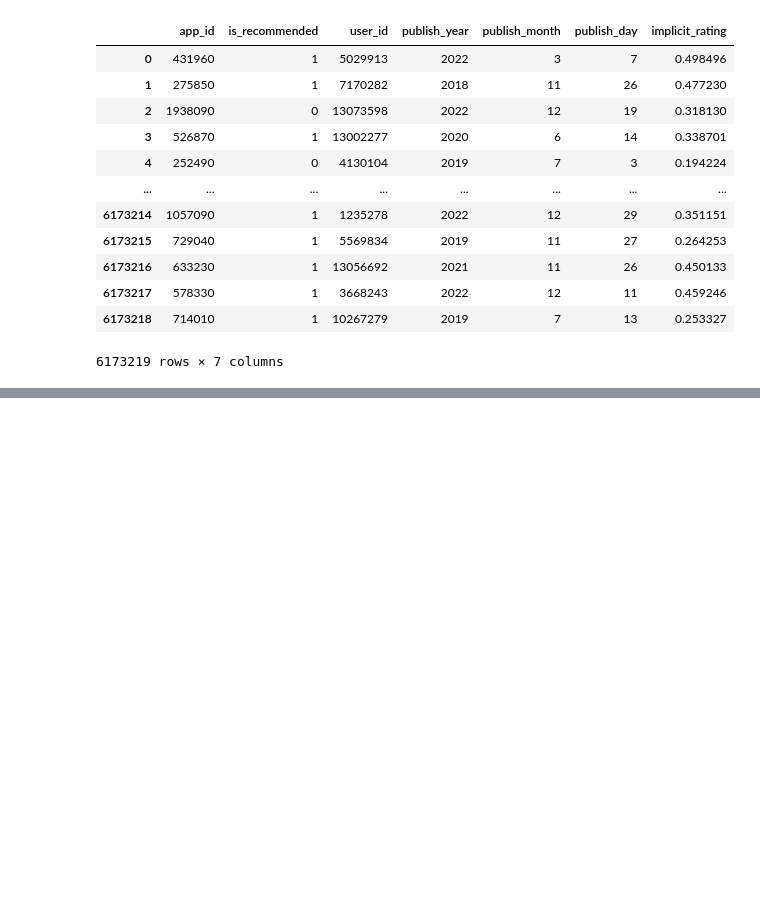
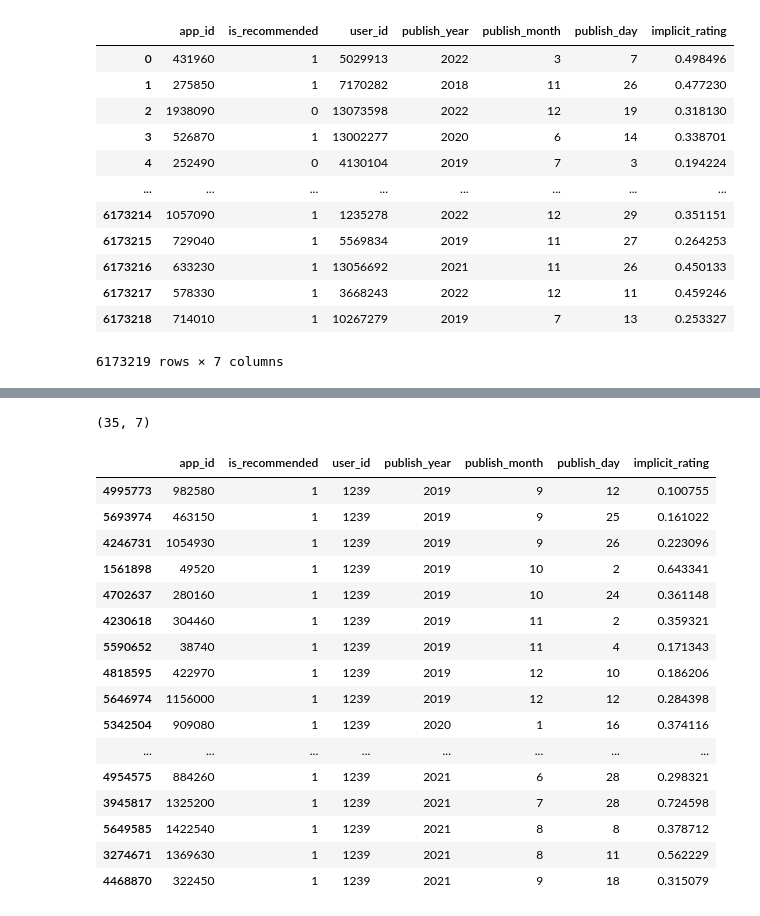
Before and after one commit to Ritish369/game_recommender_system, a Jupyter notebook: v0/notebooks/v0.ipynb, the cells around one changed output, grey strips where cells are left out. Saved outputs shown, nothing was run; the diff lists cells and outputs as text; code cells hidden in the pictures; blank space fills up the shorter version.

```diff
--- a/v0/notebooks/v0.ipynb
+++ b/v0/notebooks/v0.ipynb
@@ -1218,0 +1421,16 @@ user_interactions
+# %%
+# Onto train-test split temporally per user for user profile creation and testing the provided recommendations
+from tqdm.auto import tqdm
+
+train = []
+test = []
+
+for user_id, group in tqdm(simulated_users, desc='User groups split...'):
+    # To ensure time is correct
+    group = group.sort_values(by=['publish_year', 'publish_month', 'publish_day'])
+    split_idx = int(len(group) * 0.7)
+    train.append(group.iloc[:split_idx])
+    test.append(group.iloc[split_idx:])
+
+train_simu_users = pd.concat(train)
+test_simu_users = pd.concat(test)
@@ -1218,0 +1469,22 @@ user_interactions
+# %%
+print(train_simu_users[train_simu_users.user_id == 1239].shape)
+train_simu_users[train_simu_users.user_id == 1239]
+# %% [output]
+(35, 7)
+|  | app_id | is_recommended | user_id | publish_year | publish_month | publish_day | implicit_rating |
+| 4995773 | 982580 | 1 | 1239 | 2019 | 9 | 12 | 0.100755 |
+| 5693974 | 463150 | 1 | 1239 | 2019 | 9 | 25 | 0.161022 |
+| 4246731 | 1054930 | 1 | 1239 | 2019 | 9 | 26 | 0.223096 |
+| 1561898 | 49520 | 1 | 1239 | 2019 | 10 | 2 | 0.643341 |
+| 4702637 | 280160 | 1 | 1239 | 2019 | 10 | 24 | 0.361148 |
+| 4230618 | 304460 | 1 | 1239 | 2019 | 11 | 2 | 0.359321 |
+| 5590652 | 38740 | 1 | 1239 | 2019 | 11 | 4 | 0.171343 |
+| 4818595 | 422970 | 1 | 1239 | 2019 | 12 | 10 | 0.186206 |
+| 5646974 | 1156000 | 1 | 1239 | 2019 | 12 | 12 | 0.284398 |
+| 5342504 | 909080 | 1 | 1239 | 2020 | 1 | 16 | 0.374116 |
+| ... | ... | ... | ... | ... | ... | ... | ... |
+| 4954575 | 884260 | 1 | 1239 | 2021 | 6 | 28 | 0.298321 |
+| 3945817 | 1325200 | 1 | 1239 | 2021 | 7 | 28 | 0.724598 |
+| 5649585 | 1422540 | 1 | 1239 | 2021 | 8 | 8 | 0.378712 |
+| 3274671 | 1369630 | 1 | 1239 | 2021 | 8 | 11 | 0.562229 |
+| 4468870 | 322450 | 1 | 1239 | 2021 | 9 | 18 | 0.315079 |
```
Also changed, not shown: parts of 20 cells of this notebook, 1 other file.
